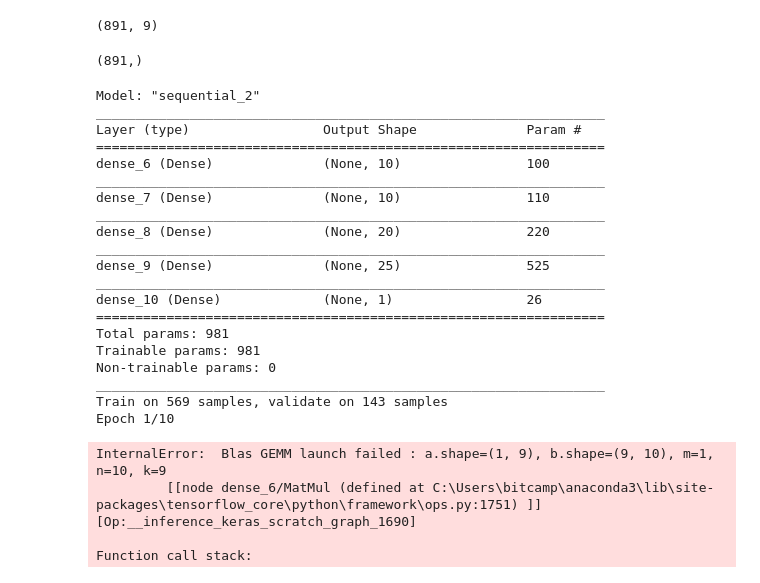
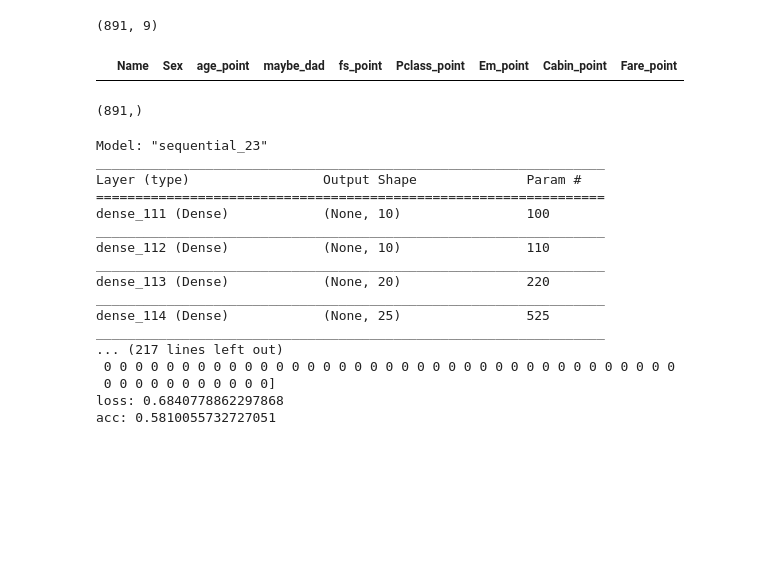
Before and after one commit to HWALIMLEE/study, a Jupyter notebook: kaggle/titanic1.ipynb, the cells around one changed output. Drawn from its saved outputs; the diff is of its cells as text; code cells hidden in the pictures; blank space fills up the shorter version.

```diff
--- a/kaggle/titanic1.ipynb
+++ b/kaggle/titanic1.ipynb
@@ -754,6 +772,10 @@ train.shape
 train_data.shape
 # %% [output]
 (891, 9)
+# %%
+train_data.head(0)
+# %% [output]
+|  | Name | Sex | age_point | maybe_dad | fs_point | Pclass_point | Em_point | Cabin_point | Fare_point |
 # %%
 target.shape
 # %% [output]
@@ -762,50 +784,49 @@ target.shape
 from keras.models import Sequential
 from keras.layers import Dense, LSTM
 from sklearn.model_selection import train_test_split
+from keras.utils import np_utils
+import numpy as np
 
-x_train,x_test,y_train,y_test=train_test_split(train_data,target,train_size=0.8,random_state=60)
+x_train=train.drop(labels=["Survived"],axis=1)
+y_train=train["Survived"]
+
+y_train=np_utils.to_categorical(y_train)
+test_data=test.drop("PassengerId",axis=1)
 
 model=Sequential()
 model.add(Dense(10,input_dim=9))
 model.add(Dense(10))
 model.add(Dense(20,activation='relu'))
 model.add(Dense(25,activation='relu'))
-model.add(Dense(1,activation='sigmoid'))
+model.add(Dense(2,activation='sigmoid'))
 
 model.summary()
 
 model.compile(loss='binary_crossentropy',optimizer='adam',metrics=['acc'])
 
-model.fit(x_train,y_train,epochs=10,batch_size=1,validation_split=0.2)
+model.fit(x_train,y_train,epochs=100,batch_size=3,validation_split=0.2)
 
-loss,acc=model.evaluate(x_test,y_test,batch_size=1)
-
-y_predict=model.predict(x_test)
-
+y_predict=model.predict(test_data)
+y_predict=np.argmax(y_predict,axis=1)
+print(y_predict)
+y_predict=pd.Series(y_predict,name='Survived')
 print("loss:",loss)
 print("acc:",acc)
 # %% [output]
-Model: "sequential_2"
+Model: "sequential_23"
 _________________________________________________________________
 Layer (type)                 Output Shape              Param #
 =================================================================
-dense_6 (Dense)              (None, 10)                100
+dense_111 (Dense)            (None, 10)                100
 _________________________________________________________________
-dense_7 (Dense)              (None, 10)                110
+dense_112 (Dense)            (None, 10)                110
 _________________________________________________________________
-dense_8 (Dense)              (None, 20)                220
+dense_113 (Dense)            (None, 20)                220
 _________________________________________________________________
-dense_9 (Dense)              (None, 25)                525
+dense_114 (Dense)            (None, 25)                525
 _________________________________________________________________
-dense_10 (Dense)             (None, 1)                 26
-=================================================================
-Total params: 981
-Trainable params: 981
-Non-trainable params: 0
-_________________________________________________________________
-Train on 569 samples, validate on 143 samples
-Epoch 1/10
+... (217 lines left out)
+ 0 0 0 0 0 0 0 0 0 0 0 0 0 0 0 0 0 0 0 0 0 0 0 0 0 0 0 0 0 0 0 0 0 0 0 0 0
+ 0 0 0 0 0 0 0 0 0 0 0]
+loss: 0.6840778862297868
+acc: 0.5810055732727051
-InternalError:  Blas GEMM launch failed : a.shape=(1, 9), b.shape=(9, 10), m=1, n=10, k=9
-         [[node dense_6/MatMul (defined at C:\Users\bitcamp\anaconda3\lib\site-packages\tensorflow_core\python\framework\ops.py:1751) ]] [Op:__inference_keras_scratch_graph_1690]
-
-Function call stack:
```
Also changed, not shown: parts of 3 cells of this notebook.
